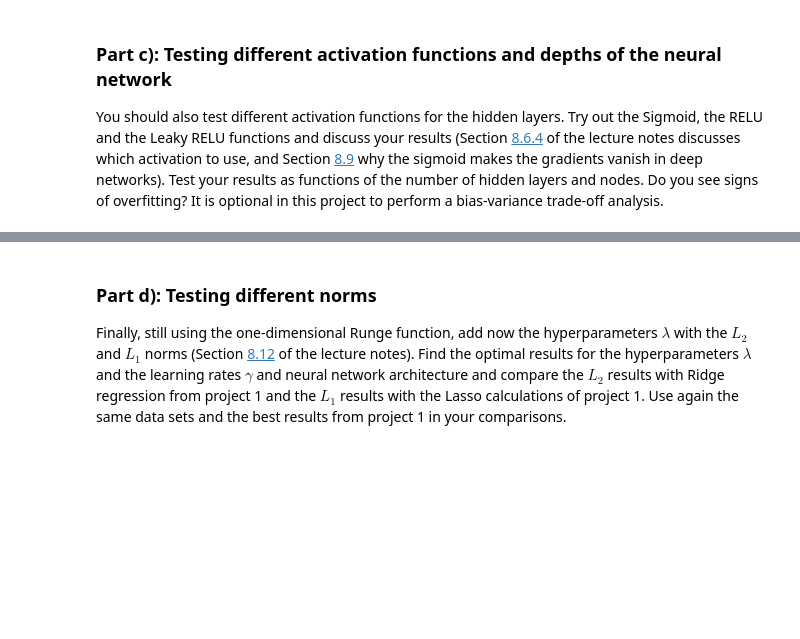
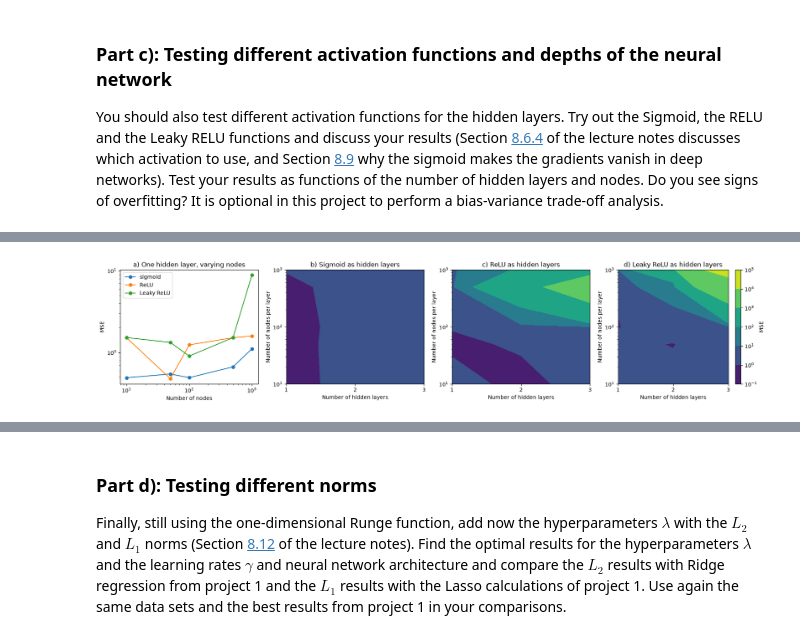
Before and after one commit to lukasMK01/FYS-STK4155, a Jupyter notebook: Project2.ipynb, the cells around one changed output, grey strips where cells are left out. Cells and saved outputs as stored; diff of their text form; code cells hidden in the pictures; blank space fills up the shorter version.

Commit message:
final analysis b and c

```diff
--- a/Project2.ipynb
+++ b/Project2.ipynb
@@ -971,0 +836,92 @@ plt.show()
+# %%
+# Your code for part c) here
+
+#Important note: One should not use 0 for the biases if we use ReLU at the start! or sigmoid at the end.
+#Consider doing something else for the biases, like a small random number
+
+#Using only Adam as optimiser step, with different activation functions for the hidden layer, and identity for the output layer
+
+#Plot the model as a function of different number of nodes and hidden layers
+
+
+#different number of hidden layers and nodes per layer
+nlayers = [1,2,3]
+nodes = [10, 50, 100,500,1000]
+
+#creating empty lists/matrices to store the MSEs
+mses_sig = []
+mses_relu = []
+mses_lrelu = []
+
+mses_sig2 = np.zeros((len(nodes), len(nlayers)))
+mses_relu2 = np.zeros((len(nodes), len(nlayers)))
+mses_lrelu2 = np.zeros((len(nodes), len(nlayers)))
+
+#Looping through the nodes and nlayers
+for node in nodes:
+    for nlayer in nlayers:
+        print(f"Training with {nlayer} hidden layers and {node} nodes per layer")
+        #doing the analysis for all three activation functions, with identity as output layer
+        layers0, activation_funcs, activation_ders = setup_NN(x_tr.shape, y_tr.shape, design_hidden=nlayer*[node], activation_funcs=sigmoid, activation_ders=sigmoid_der, activation_output=identity, activation_output_der=identity_der)
+        _, hist_sig,_ = train(layers0, x_tr, y_tr, x_te, y_te, step="adam", gamma=gamma,  epochs=200)
+
+        layers0, activation_funcs, activation_ders = setup_NN(x_tr.shape, y_tr.shape, design_hidden=nlayer*[node], activation_funcs=ReLU, activation_ders=ReLU_der, activation_output=identity, activation_output_der=identity_der)
+        _, hist_relu,_ = train(layers0, x_tr, y_tr, x_te, y_te, step="adam", gamma=gamma,  epochs=200)
+
+        layers0, activation_funcs, activation_ders = setup_NN(x_tr.shape, y_tr.shape, design_hidden=nlayer*[node], activation_funcs=leaky_ReLU, activation_ders=leaky_ReLU_der, activation_output=identity, activation_output_der=identity_der)
+        _, hist_lrelu,_ = train(layers0, x_tr, y_tr, x_te, y_te, step="adam", gamma=gamma,  epochs=200)
+
+
+        mses_sig2[nodes.index(node)][nlayers.index(nlayer)] = (hist_sig[-1, 2])
+        mses_relu2[nodes.index(node)][nlayers.index(nlayer)] = (hist_relu[-1, 2])
+        mses_lrelu2[nodes.index(node)][nlayers.index(nlayer)] = (hist_lrelu[-1, 2])
+
+        if nlayer == 1: #keep the test with one hidden layer for the plot below
+            mses_sig.append(hist_sig[-1, 2])
+            mses_relu.append(hist_relu[-1, 2])
+            mses_lrelu.append(hist_lrelu[-1, 2])
+
+
+#Plotting the results
+fig, ax = plt.subplots(1, 4, figsize=(18, 4))
+
+ax[0].plot(nodes,mses_sig,"o-", label="sigmoid")
+ax[0].plot(nodes,mses_relu, "o-",label="ReLU")
+ax[0].plot(nodes,mses_lrelu, "o-",label="Leaky ReLU")
+ax[0].set_xlabel("Number of nodes")
+ax[0].set_ylabel("MSE")
+ax[0].set_xscale("log")
+ax[0].set_yscale("log")
+ax[0].legend()
+ax[0].set_title("a) One hidden layer, varying nodes")
+
+cax = ax[1].contourf(nlayers, nodes, mses_sig2,vmin=1e-1,vmax=1e5,norm=mcolors.LogNorm())
+ax[1].set_xlabel("Number of hidden layers")
+ax[1].set_ylabel("Number of nodes per layer")
+ax[1].set_yscale("log")
+ax[1].set_xticks(nlayers)
+ax[1].set_xticklabels(nlayers)
+ax[1].set_title("b) Sigmoid as hidden layers")
+
+cax = ax[2].contourf(nlayers, nodes, mses_relu2,vmin=1e-1,vmax=1e5,norm=mcolors.LogNorm())
+ax[2].set_xlabel("Number of hidden layers")
+ax[2].set_ylabel("Number of nodes per layer")
+ax[2].set_yscale("log")
+ax[2].set_xticks(nlayers)
+ax[2].set_xticklabels(nlayers)
+ax[2].set_title("c) ReLU as hidden layers")
+
+
+cax = ax[3].contourf(nlayers, nodes, mses_lrelu2,vmin=1e-1,vmax=1e5,norm=mcolors.LogNorm())
+ax[3].set_xlabel("Number of hidden layers")
+ax[3].set_ylabel("Number of nodes per layer")
+ax[3].set_yscale("log")
+ax[3].set_xticks(nlayers)
+ax[3].set_xticklabels(nlayers)
+ax[3].set_title("d) Leaky ReLU as hidden layers")
+
+fig.colorbar(cax,label="MSE")
+plt.tight_layout()
+plt.savefig("layers_nodes_activation_comparison.png", dpi=500)
+plt.show()
+# %% [output]
@@ -971,0 +943 @@ plt.show()
+[figure, added]
```
Also changed, not shown: parts of 10 cells of this notebook.
